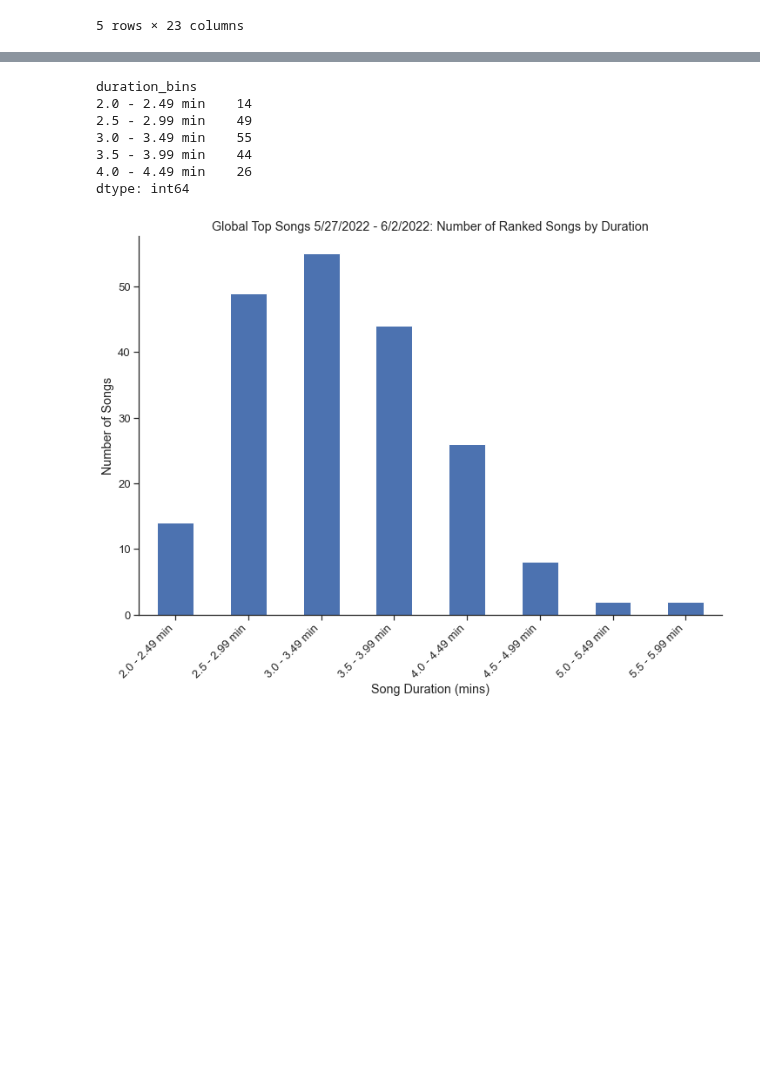
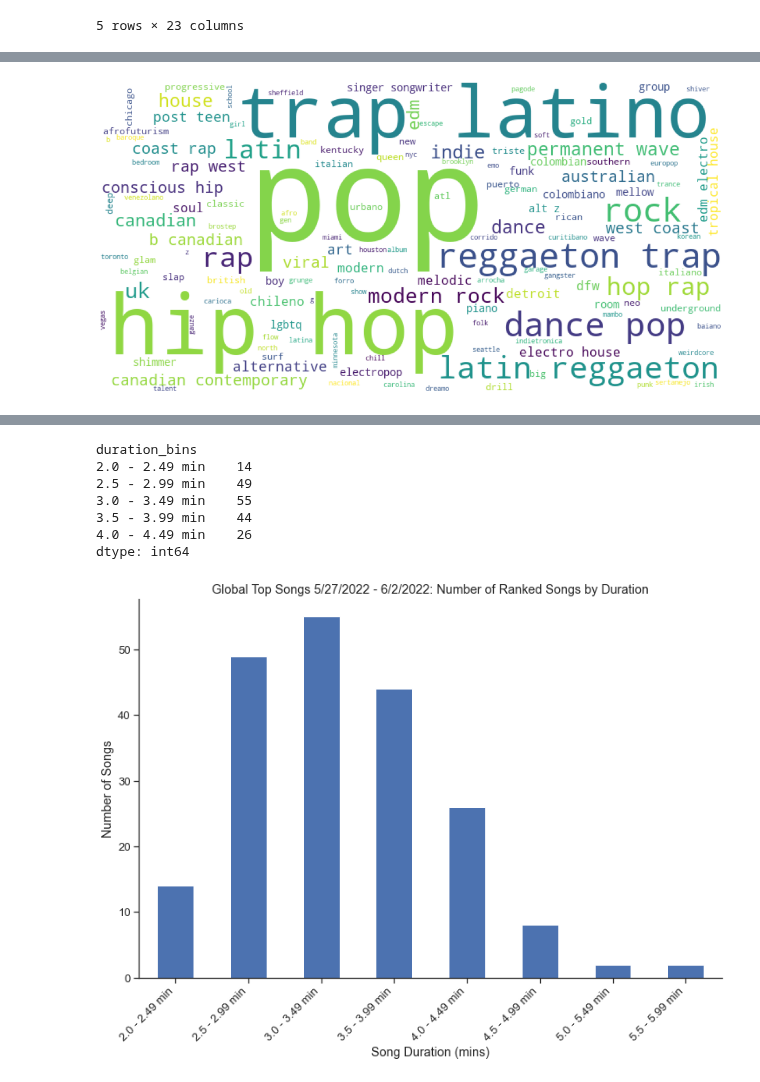
Before and after one commit to mbruns13/project_1_spotify, a Jupyter notebook: song_duration.ipynb, the cells around one changed output, grey strips where cells are left out. Saved outputs shown, nothing was run; the diff lists cells and outputs as text; code cells hidden in the pictures; blank space fills up the shorter version.

Commit message:
updating plots, adding wordcloud

```diff
--- a/song_duration.ipynb
+++ b/song_duration.ipynb
@@ -202,5 +189,23 @@ full_track_data
 # %%
-#full_track_data.genres.describe
+#found code via: https://www.kaggle.com/code/mchirico/quick-look-seaborn-wordcloud/notebook
+#and https://stackoverflow.com/questions/69421276/wordcloud-with-text-from-a-column-with-list-of-strings
+
+# Read the whole text.
+text_col = full_track_data["genres"]
+text = ' '.join(full_track_data['genres'].sum())
+
+# Generate a word cloud image
+#wordcloud = WordCloud().generate(text)
+
+# take relative word frequencies into account
+wordcloud = WordCloud(width=800, height=400, background_color="white",max_words=len(text),relative_scaling=.5).generate(text)
+plt.figure(figsize=(20,10))
+plt.imshow(wordcloud)
+plt.axis("off")
+plt.savefig("images/genres_wordcloud.png",dpi=400)
+plt.show()
+# %% [output]
+[figure, added]
 # %%
 #try binning song duration before making a bar chart
 #min song length was 2.00 min, max was 5.91
```
Also changed, not shown: parts of 6 cells of this notebook, 3 other files.
